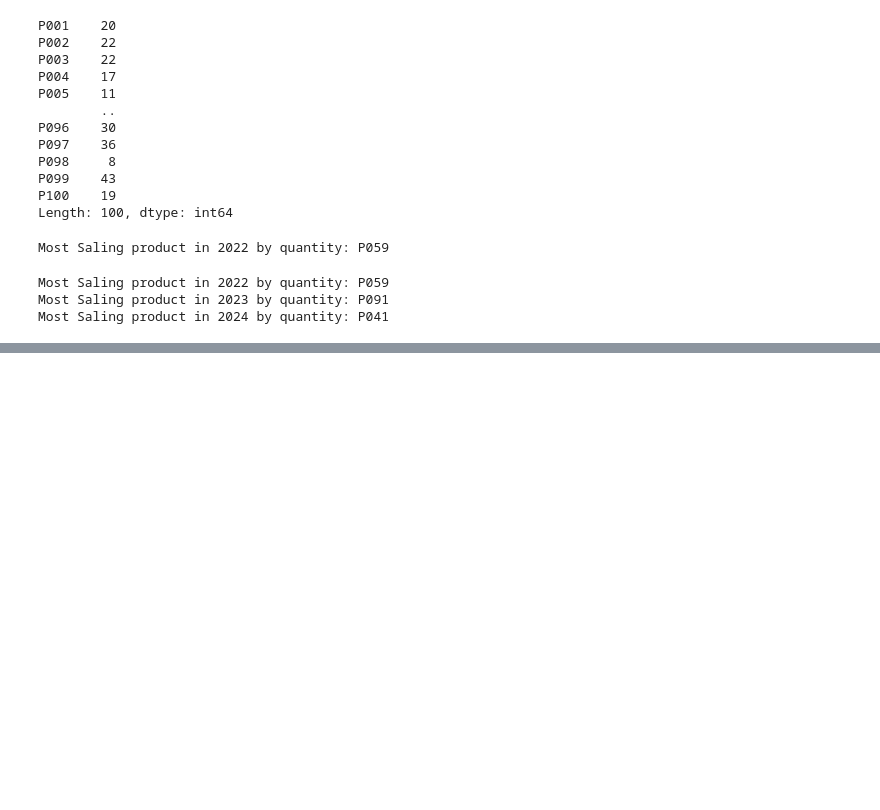
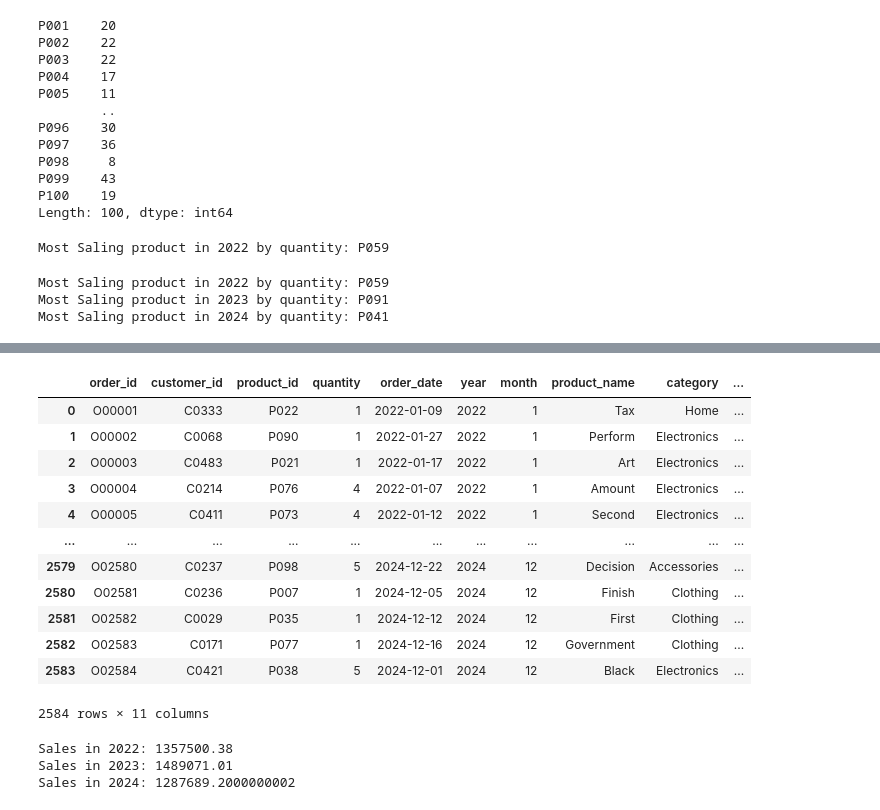
Before and after one commit to memonY49/SMIT-AI-DS-Batch-4, a Jupyter notebook: ecommerce.ipynb, the cells around one changed output, grey strips where cells are left out. Drawn from its saved outputs; the diff is of its cells as text; code cells hidden in the pictures; blank space fills up the shorter version.

```diff
--- a/ecommerce.ipynb
+++ b/ecommerce.ipynb
@@ -238,0 +293,20 @@ Most Saling product in 2024 by quantity: P041
+# %%
+new_data = pd.merge(orders,products, on="product_id")
+# %%
+new_data["total_price"] = new_data.price * new_data.quantity
+# %%
+new_data
+# %% [output]
+|  | order_id | customer_id | product_id | quantity | order_date | year | month | product_name | category | ... |
+| 0 | O00001 | C0333 | P022 | 1 | 2022-01-09 | 2022 | 1 | Tax | Home | ... |
+| 1 | O00002 | C0068 | P090 | 1 | 2022-01-27 | 2022 | 1 | Perform | Electronics | ... |
+| 2 | O00003 | C0483 | P021 | 1 | 2022-01-17 | 2022 | 1 | Art | Electronics | ... |
+| 3 | O00004 | C0214 | P076 | 4 | 2022-01-07 | 2022 | 1 | Amount | Electronics | ... |
+| 4 | O00005 | C0411 | P073 | 4 | 2022-01-12 | 2022 | 1 | Second | Electronics | ... |
+| ... | ... | ... | ... | ... | ... | ... | ... | ... | ... | ... |
+| 2579 | O02580 | C0237 | P098 | 5 | 2024-12-22 | 2024 | 12 | Decision | Accessories | ... |
+| 2580 | O02581 | C0236 | P007 | 1 | 2024-12-05 | 2024 | 12 | Finish | Clothing | ... |
+| 2581 | O02582 | C0029 | P035 | 1 | 2024-12-12 | 2024 | 12 | First | Clothing | ... |
+| 2582 | O02583 | C0171 | P077 | 1 | 2024-12-16 | 2024 | 12 | Government | Clothing | ... |
+| 2583 | O02584 | C0421 | P038 | 5 | 2024-12-01 | 2024 | 12 | Black | Electronics | ... |
+2584 rows × 11 columns
@@ -238,0 +315,7 @@ Most Saling product in 2024 by quantity: P041
+# %%
+for year, df in grouped_data:
+    print(f"Sales in {year}: {df.total_price.sum()}")
+# %% [output]
+Sales in 2022: 1357500.38
+Sales in 2023: 1489071.01
+Sales in 2024: 1287689.2000000002
```
Also changed, not shown: parts of 9 cells of this notebook, 4 other files.
